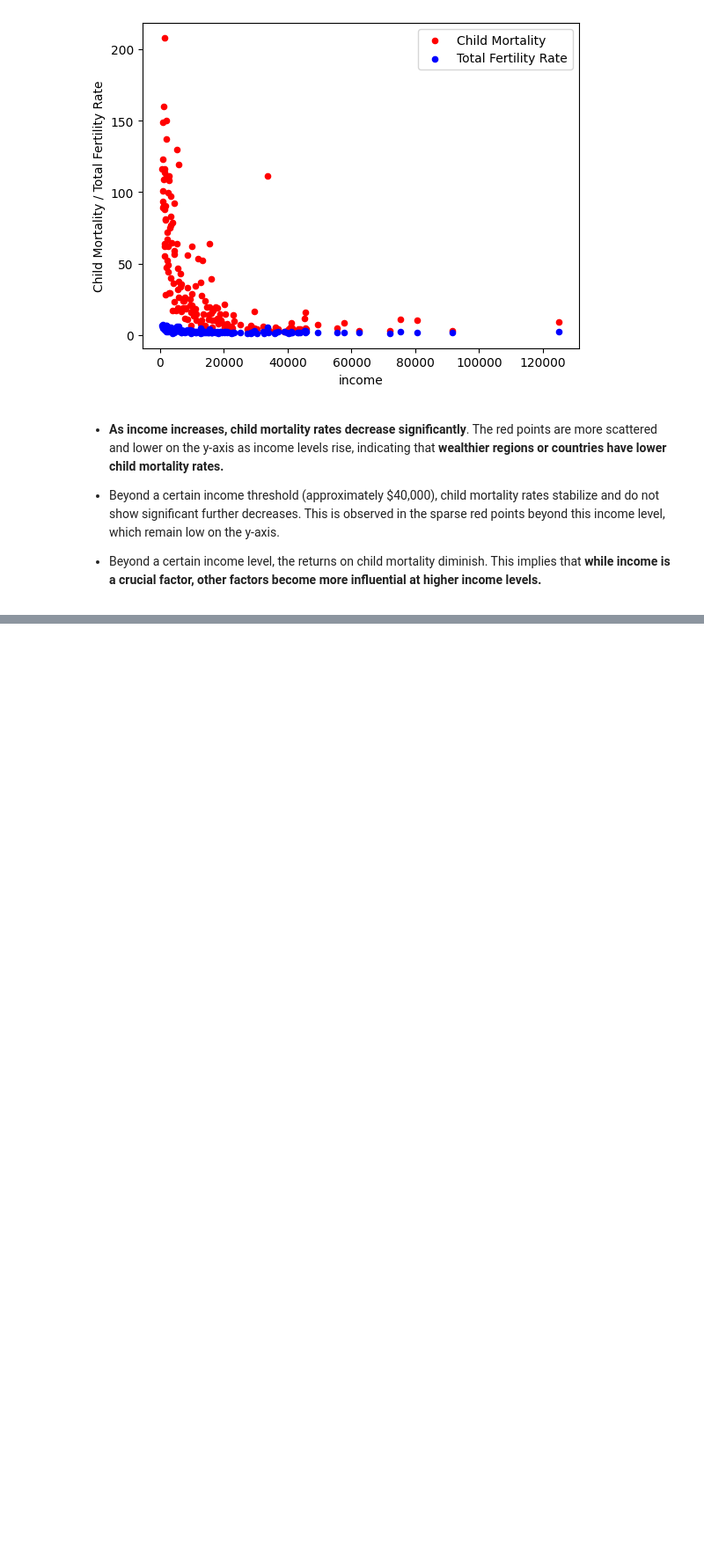
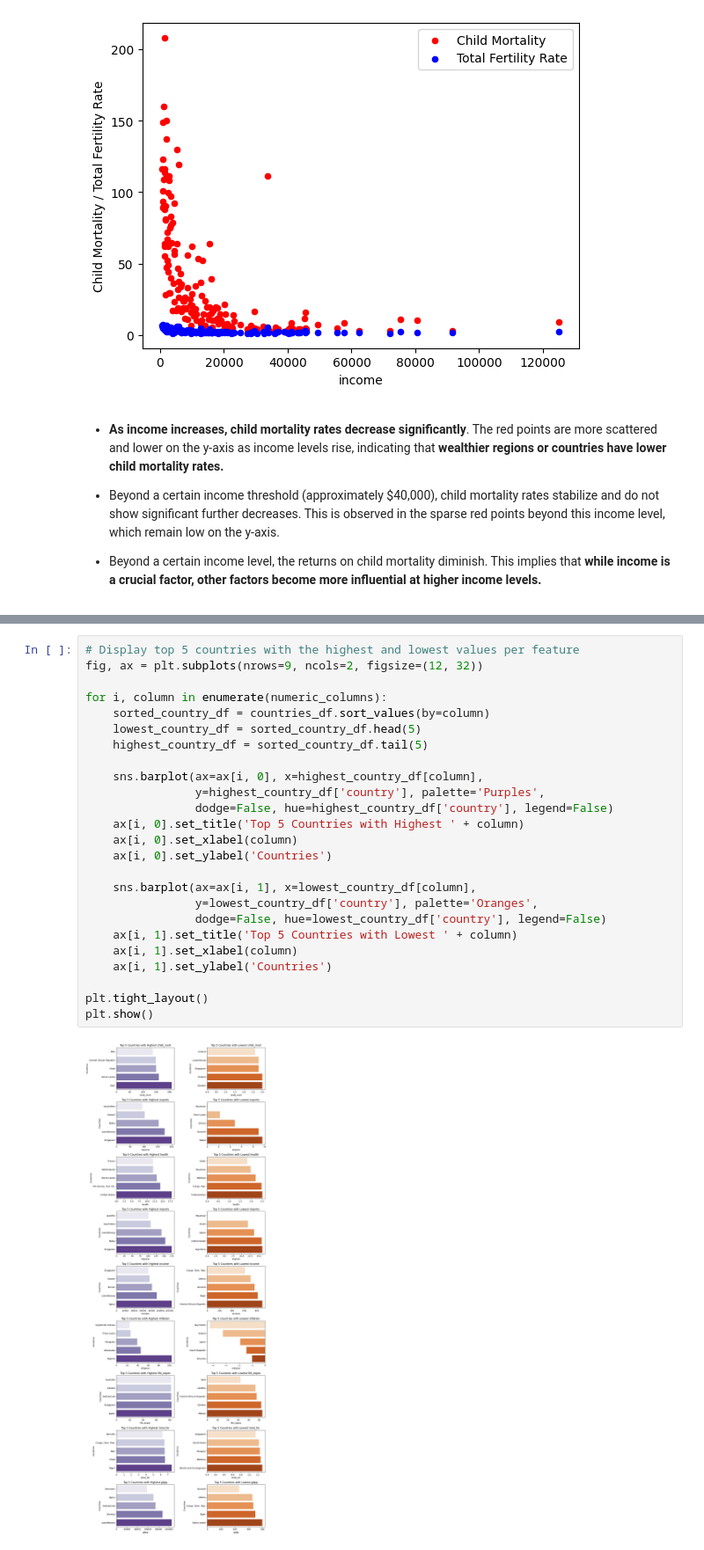
Before and after one commit to matchi-1/Clustering-Countries-Unsupervised-Learning, a Jupyter notebook: notebooks/Clustering-Countries-Unsupervised-Learning.ipynb, the cells around one changed output, grey strips where cells are left out. Shown at 88% size. Cells and saved outputs as stored; diff of their text form; blank space fills up the shorter version.

```diff
--- a/notebooks/Clustering-Countries-Unsupervised-Learning.ipynb
+++ b/notebooks/Clustering-Countries-Unsupervised-Learning.ipynb
@@ -154,0 +191,27 @@ ValueError: x and y must be the same size
+# %%
+# Display top 5 countries with the highest and lowest values per feature
+fig, ax = plt.subplots(nrows=9, ncols=2, figsize=(12, 32))
+
+for i, column in enumerate(numeric_columns):
+    sorted_country_df = countries_df.sort_values(by=column)
+    lowest_country_df = sorted_country_df.head(5)
+    highest_country_df = sorted_country_df.tail(5)
+
+    sns.barplot(ax=ax[i, 0], x=highest_country_df[column],
+                y=highest_country_df['country'], palette='Purples',
+                dodge=False, hue=highest_country_df['country'], legend=False)
+    ax[i, 0].set_title('Top 5 Countries with Highest ' + column)
+    ax[i, 0].set_xlabel(column)
+    ax[i, 0].set_ylabel('Countries')
+
+    sns.barplot(ax=ax[i, 1], x=lowest_country_df[column],
+                y=lowest_country_df['country'], palette='Oranges',
+                dodge=False, hue=lowest_country_df['country'], legend=False)
+    ax[i, 1].set_title('Top 5 Countries with Lowest ' + column)
+    ax[i, 1].set_xlabel(column)
+    ax[i, 1].set_ylabel('Countries')
+
+plt.tight_layout()
+plt.show()
+# %% [output]
+[figure, added]
```
Also changed, not shown: parts of 30 cells of this notebook.
